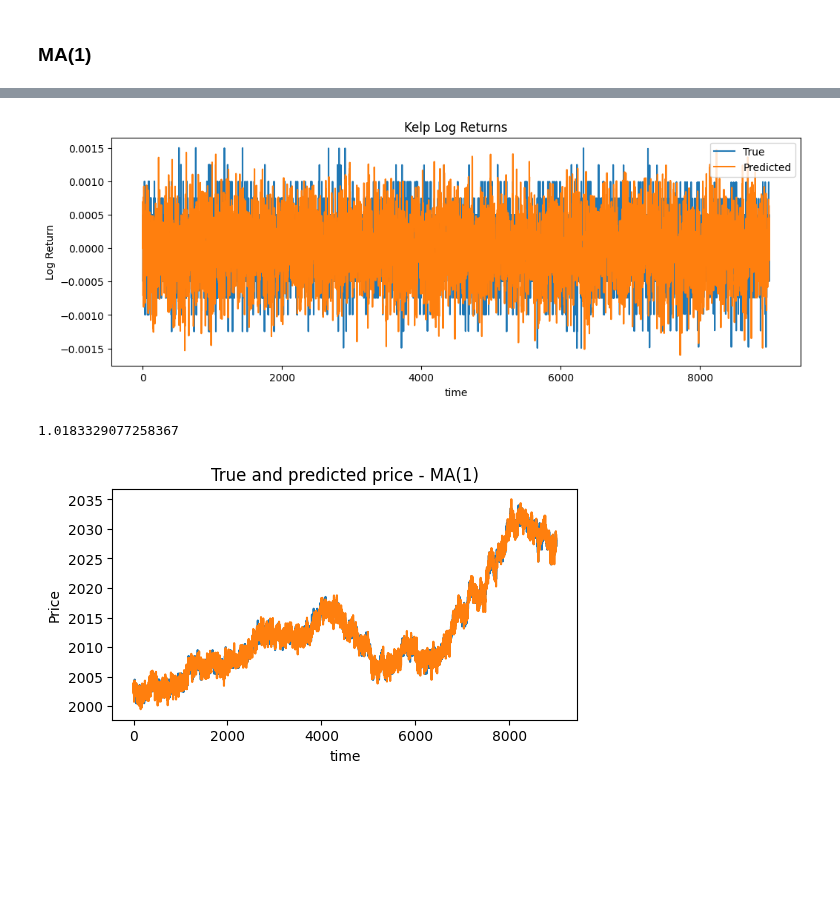
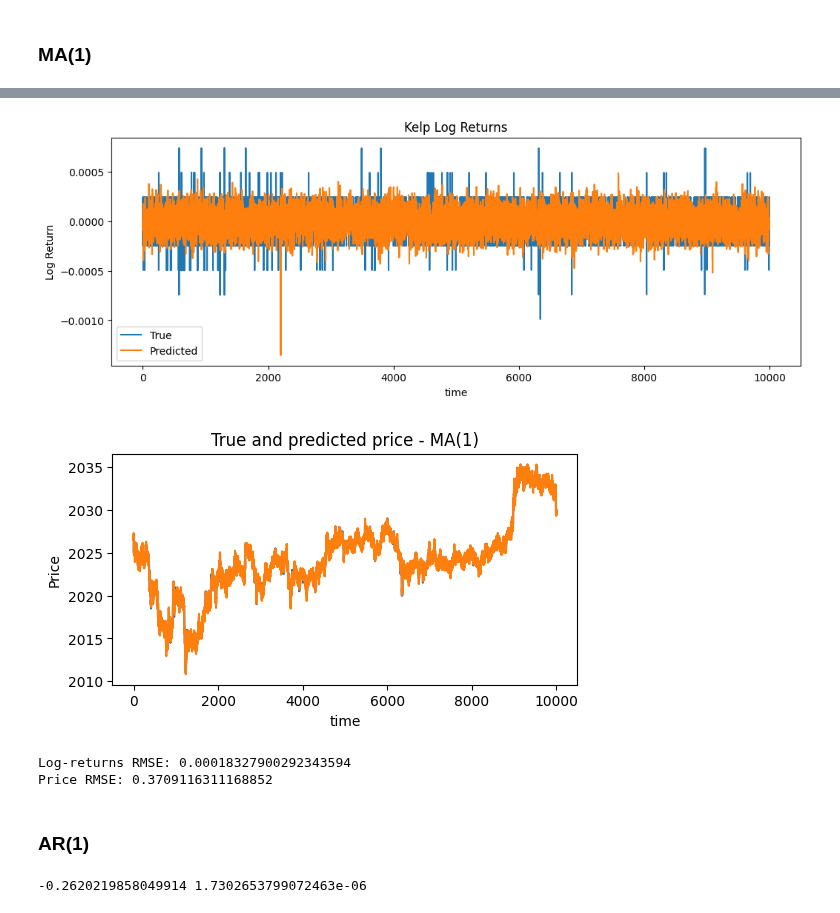
Before and after one commit to aemilani/imc-prosperity-3, a Jupyter notebook: notebooks/kelp.ipynb, the cells around one changed output, grey strips where cells are left out. Drawn from its saved outputs; the diff is of its cells as text; code cells hidden in the pictures; blank space fills up the shorter version.

```diff
--- a/notebooks/kelp.ipynb
+++ b/notebooks/kelp.ipynb
@@ -43,0 +45,3 @@ plt.show()
+# %%
+prices = pd.concat([price_0, price_1, price_2], axis=0).reset_index(drop=True)
+trades = pd.concat([trades_0, trades_1, trades_2], axis=0).reset_index(drop=True)
@@ -90,4 +120,15 @@ plt.show()
 # %%
-train = price_0['mid_price'].to_numpy()
-valid = price_1['mid_price'].to_numpy()
-test = price_2['mid_price'].to_numpy()
+train = prices['pop_mid_price'].iloc[:prices.shape[0] // 3].to_numpy()
+valid = prices['pop_mid_price'].iloc[prices.shape[0] // 3:prices.shape[0] // 3 * 2].to_numpy()
+test = prices['pop_mid_price'].iloc[prices.shape[0] // 3 * 2:].to_numpy()
+
+train_logr = np.log(train[1:] / train[:-1])
+valid_logr = np.log(valid[1:] / valid[:-1])
+test_logr = np.log(test[1:] / test[:-1])
+
+plt.figure(figsize=(12, 3))
+plt.scatter(np.arange(len(train_logr)), train_logr, marker='.')
+plt.title('Kelp Log Returns - popular mid price')
+plt.xlabel('time')
+plt.ylabel('Log Return')
+plt.show()
@@ -129,0 +192,9 @@ print(rmse)
+# %%
+rmse = np.mean(test_logr ** 2) ** 0.5
+print(f'Log-returns RMSE - test set: {rmse}')
+
+y = test[1:]
+y_pred = test[:-1]
+err = y - y_pred
+rmse = np.mean(err ** 2) ** 0.5
+print(f'Price RMSE - test set: {rmse}')
@@ -168,20 +242,20 @@ array([-1.41204384e-06, -6.28382306e-01,  9.43236625e-08])
 # %%
-errs = [test_logr[0] - 0]
+errs = [valid_logr[0] - 0]
 preds = [0]
-for i in range(1, len(test_logr)):
+for i in range(1, len(valid_logr)):
     pred = ma_model(epsilon_prev=errs[i-1], const=result.params[0], theta=result.params[1], sigma2=result.params[2])
     err = test_logr[i] - pred
     preds.append(pred)
     errs.append(err)
 # %%
 plt.figure(figsize=(12, 4))
-plt.plot(test_logr, label='True')
+plt.plot(valid_logr, label='True')
 plt.plot(preds, label='Predicted')
 plt.title('Kelp Log Returns')
 plt.xlabel('time')
 plt.ylabel('Log Return')
 plt.legend()
 plt.show()
 # %% [output]
-[figure, old version]
+[figure, new version]
 # %%
@@ -189,16 +263,23 @@ pred_price = test[:-1] * np.exp(preds)
-# %%
-err = test[1:] - pred_price
-rmse = np.mean(err ** 2) ** 0.5
-print(rmse)
-# %% [output]
-1.0183329077258367
 # %%
 plt.figure(figsize=(6, 3))
-plt.plot(test[1:])
+plt.plot(valid[1:])
 plt.plot(pred_price)
 plt.title('True and predicted price - MA(1)')
 plt.xlabel('time')
 plt.ylabel('Price')
 plt.show()
 # %% [output]
-[figure, old version]
+[figure, new version]
+# %%
+err = valid_logr - preds
+rmse = np.mean(err ** 2) ** 0.5
+print(f'Log-returns RMSE: {rmse}')
+
+err = valid[1:] - pred_price
+rmse = np.mean(err ** 2) ** 0.5
+print(f'Price RMSE: {rmse}')
+# %% [output]
+Log-returns RMSE: 0.00018327900292343594
+Price RMSE: 0.3709116311168852
+# %% [markdown]
+### AR(1)
@@ -204,0 +289,4 @@ plt.show()
+# %%
+print(a, b)
+# %% [output]
+-0.2620219858049914 1.7302653799072463e-06
```
Also changed, not shown: parts of 38 cells of this notebook, 1 other file.
